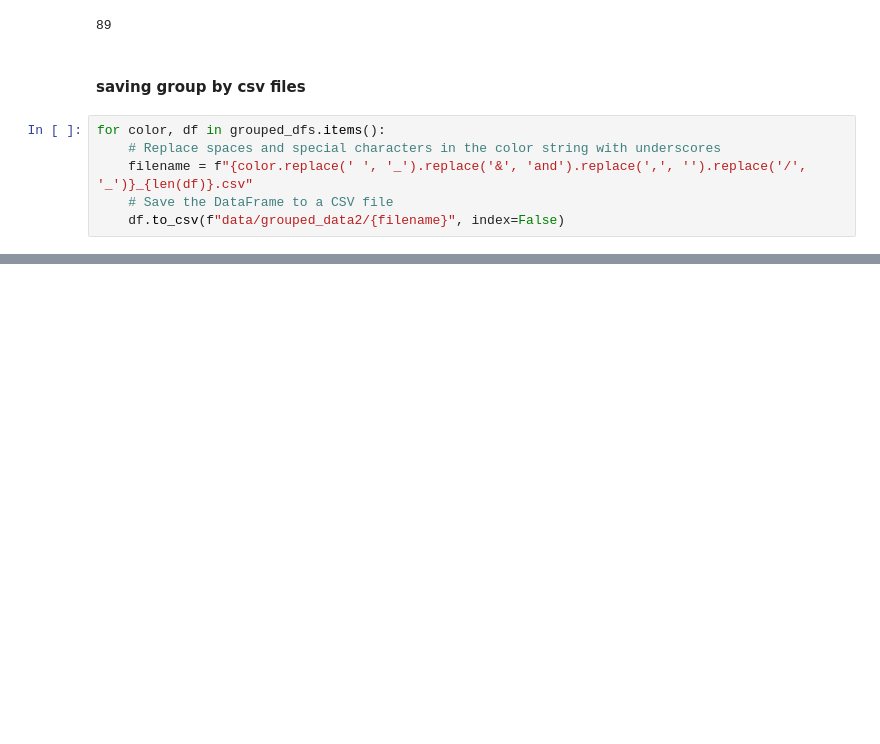
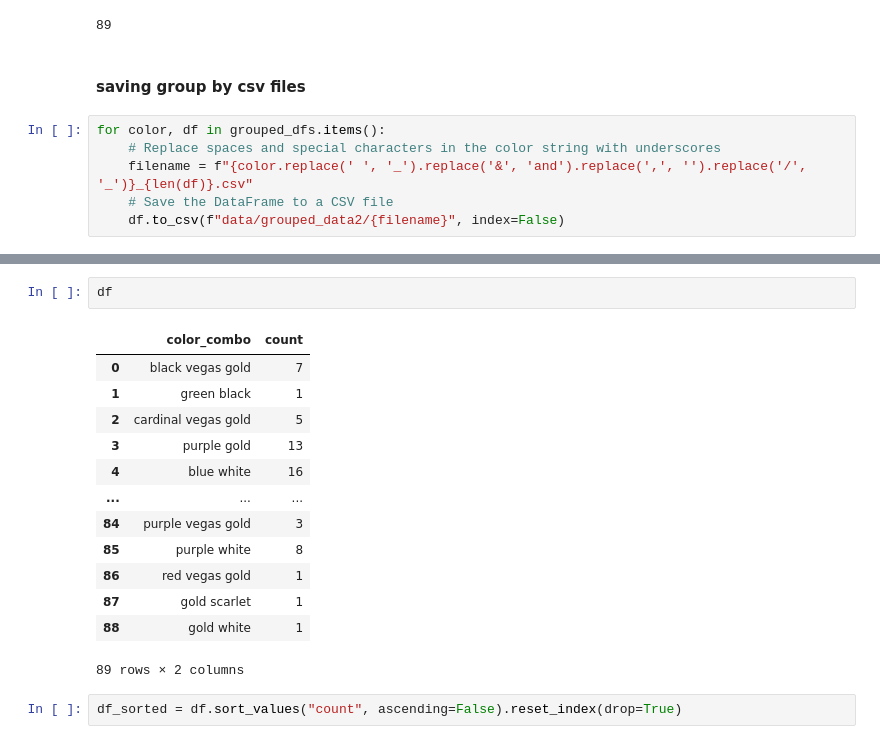
Before and after one commit to Ahnaf19/school-scraper, a Jupyter notebook: school_scraping.ipynb, the cells around one changed output, grey strips where cells are left out. Cells and saved outputs as stored; diff of their text form; blank space fills up the shorter version.

```diff
--- a/school_scraping.ipynb
+++ b/school_scraping.ipynb
@@ -418,0 +437,18 @@ for color, df in grouped_dfs.items():
+# %%
+df
+# %% [output]
+|  | color_combo | count |
+| 0 | black vegas gold | 7 |
+| 1 | green black | 1 |
+| 2 | cardinal vegas gold | 5 |
+| 3 | purple gold | 13 |
+| 4 | blue white | 16 |
+| ... | ... | ... |
+| 84 | purple vegas gold | 3 |
+| 85 | purple white | 8 |
+| 86 | red vegas gold | 1 |
+| 87 | gold scarlet | 1 |
+| 88 | gold white | 1 |
+89 rows × 2 columns
+# %%
+df_sorted = df.sort_values("count", ascending=False).reset_index(drop=True)
```
Also changed, not shown: parts of 7 cells of this notebook, 1 other file.
